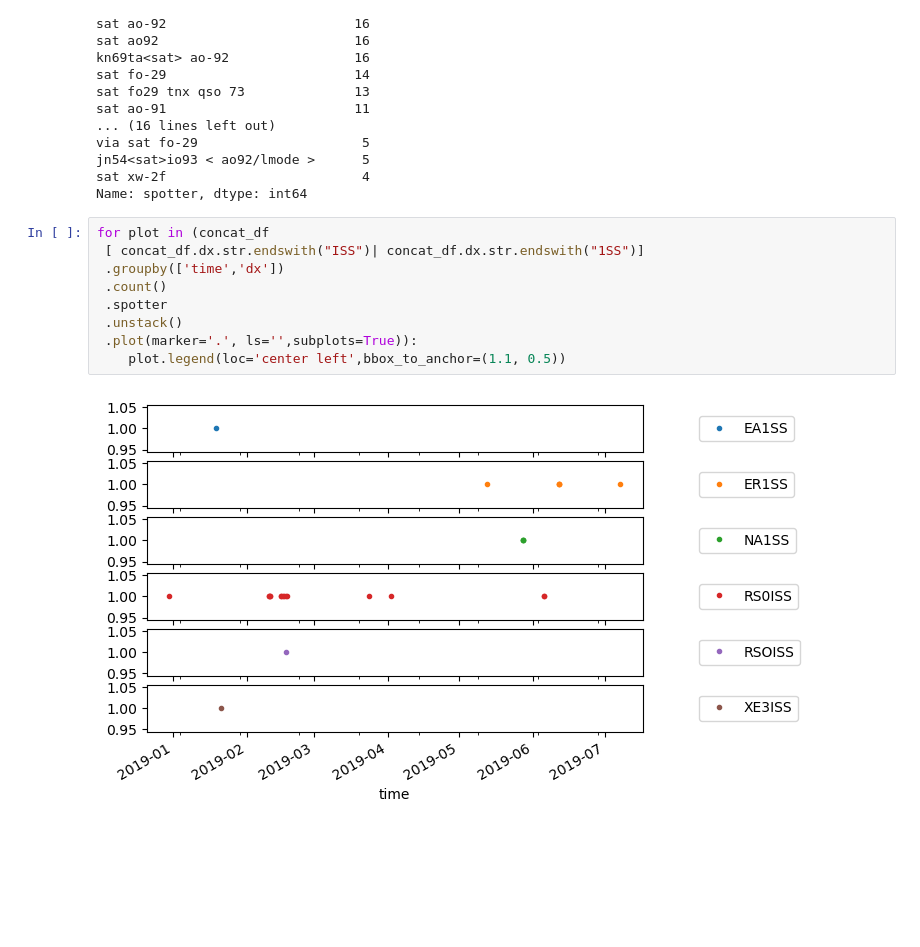
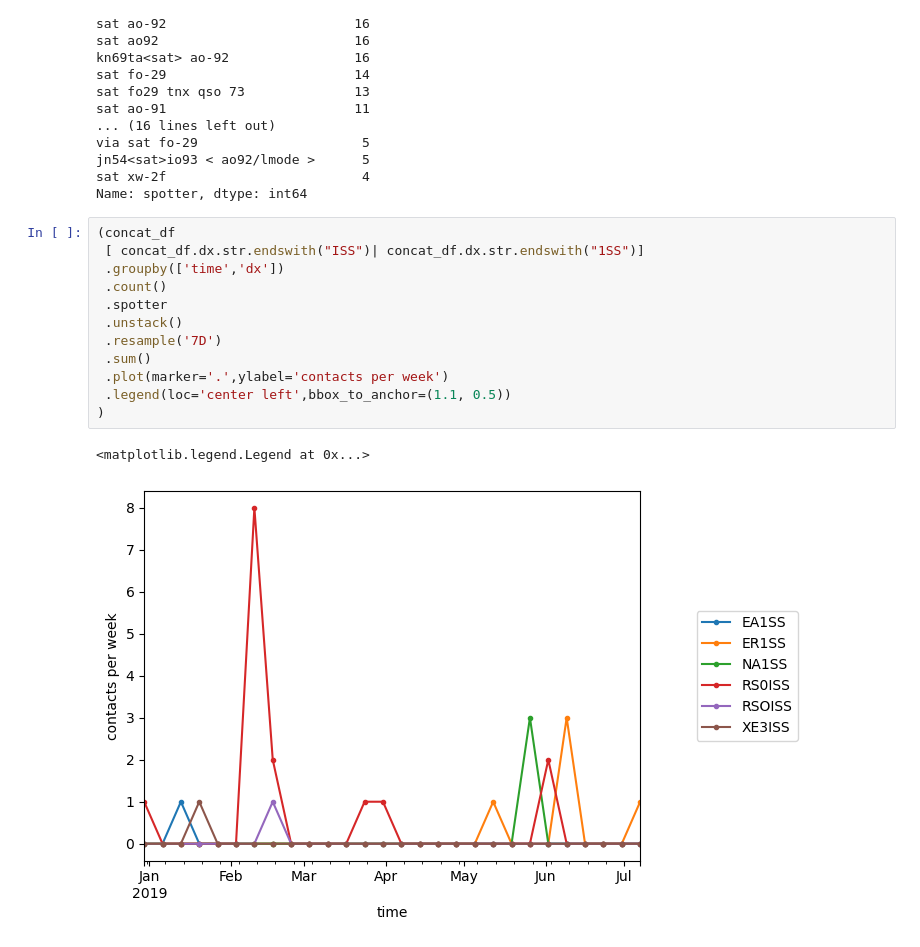
Before and after one commit to stelios-c/amateur_radio, a Jupyter notebook: dx_cluster.ipynb, the cells around one changed output. Cells and saved outputs as stored; diff of their text form; blank space fills up the shorter version.

Commit message:
debug unmatched ISS prefixes, aggregate for chart

```diff
--- a/dx_cluster.ipynb
+++ b/dx_cluster.ipynb
@@ -540,16 +540,20 @@ jn54<sat>io93 < ao92/lmode >      5
 sat xw-2f                         4
 Name: spotter, dtype: int64
 # %%
-for plot in (concat_df
+(concat_df
  [ concat_df.dx.str.endswith("ISS")| concat_df.dx.str.endswith("1SS")]
  .groupby(['time','dx'])
  .count()
  .spotter
  .unstack()
- .plot(marker='.', ls='',subplots=True)):
-    plot.legend(loc='center left',bbox_to_anchor=(1.1, 0.5))
+ .resample('7D')
+ .sum()
+ .plot(marker='.',ylabel='contacts per week')
+ .legend(loc='center left',bbox_to_anchor=(1.1, 0.5))
+)
 # %% [output]
+<matplotlib.legend.Legend at 0x...>
-[figure, old version]
+[figure, new version]
 # %%
 (concat_df
  [ concat_df.dx.str.endswith("ISS")| concat_df.dx.str.endswith("1SS")]
```
Also changed, not shown: parts of 6 cells of this notebook.
